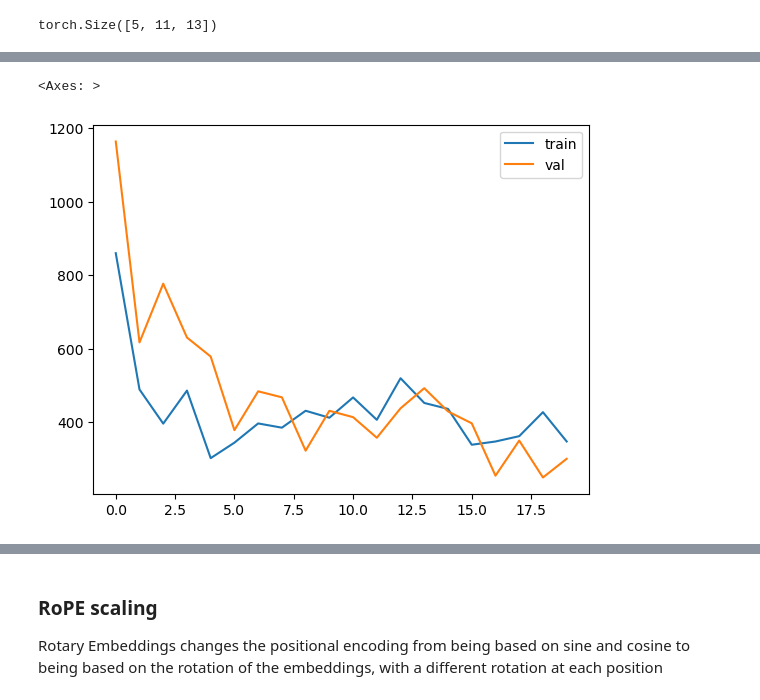
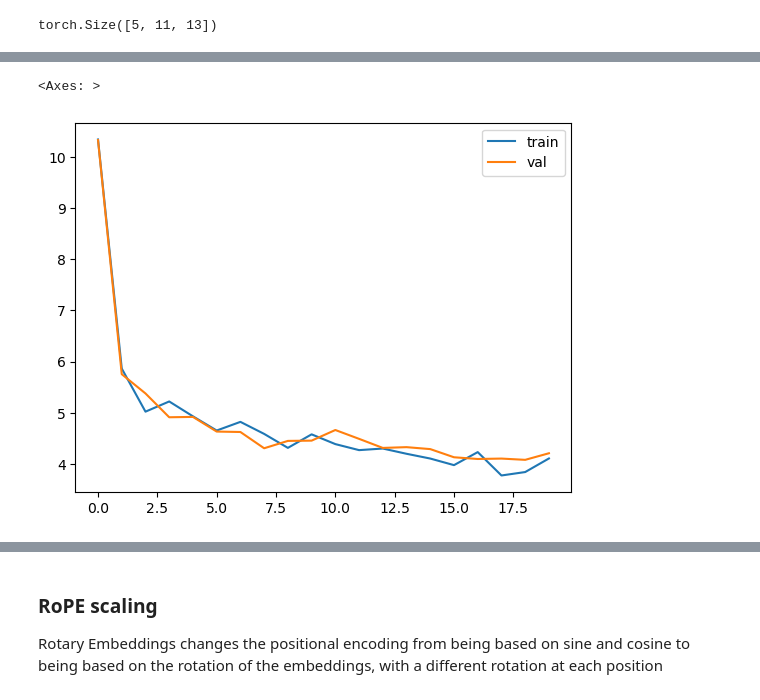
Before and after one commit to IMJONEZZ/LLMs-in-Production, a Jupyter notebook: chapters/chapter_8/llama_from_scratch_notebook.ipynb, the cells around one changed output, grey strips where cells are left out. Saved outputs shown, nothing was run; the diff lists cells and outputs as text; code cells hidden in the pictures.

```diff
--- a/chapters/chapter_8/llama_from_scratch_notebook.ipynb
+++ b/chapters/chapter_8/llama_from_scratch_notebook.ipynb
@@ -250,7 +288,13 @@ model params: 18547809
 ### Training Loop
 # %%
 def train(
-    model, optimizer, scheduler=None, data=None, config=MASTER_CONFIG, print_logs=False
+    model,
+    optimizer,
+    scheduler=None,
+    data=None,
+    config=MASTER_CONFIG,
+    lora=False,
+    print_logs=False,
 ):
     losses = []
     start_time = time.time()
@@ -258,9 +302,15 @@ def train(
         try:
             optimizer.zero_grad()
 
-            xs, ys = get_batches(
-                data, config["batch_size"], config["context_window"]
-            )
+            if lora:
+                get_lora_batches(
+                    data, config['batch_size']
+                )
+            else:
+                xs, ys = get_batches(
+                    data, config["batch_size"], config["context_window"]
+                )
+
             logits, loss = model(xs, targets=ys)
             loss.backward()
             optimizer.step()
@@ -270,7 +320,7 @@ def train(
 
             if epoch % config["log_interval"] == 0:
                 batch_time = time.time() - start_time
-                x = get_loss(model)
+                x = get_loss(model, lora=lora)
                 losses += [x]
                 if print_logs:
                     print(
@@ -284,8 +334,12 @@ def train(
             print(f"Reached end of dataset on step {epoch}")
             break
 
-    GLOBAL_KEEP_TRACK.append(f"{type(model).__name__} {sum([m.numel() for m in model.parameters()])} Params | Train: {losses[-1]['train']} | Val: {losses[-1]['val']}")
-    print(f"training loss {losses[-1]['train']} | validation loss: {losses[-1]['val']}")
+    GLOBAL_KEEP_TRACK.append(
+        f"{type(model).__name__} {sum([m.numel() for m in model.parameters()])} Params | Train: {losses[-1]['train']:.3f} | Val: {losses[-1]['val']:.3f}"
+    )
+    print(
+        f"training loss {losses[-1]['train']:.3f} | validation loss: {losses[-1]['val']:.3f}"
+    )
     return pd.DataFrame(losses).plot()
 # %%
 optimizer = torch.optim.AdamW(
@@ -386,7 +440,7 @@ class SimpleFeedForwardNN_RMS(nn.Module):
                 logits.view(-1, self.config["vocab_size"]),
                 targets.view(-1),
                 ignore_index=tokenizer.pad_token_id,
-                reduction="sum"
+                #reduction="sum",
             )
             return logits, loss
 
@@ -418,5 +472,5 @@ training loss 347.2346878051758 | validation loss: 300.1025955200195
 <Axes: >
-[figure, old version]
+[figure, new version]
 # %%
 generate(model, config=MASTER_CONFIG)
 # %% [output]
```
Also changed, not shown: parts of 42 cells of this notebook, 1 other file.
